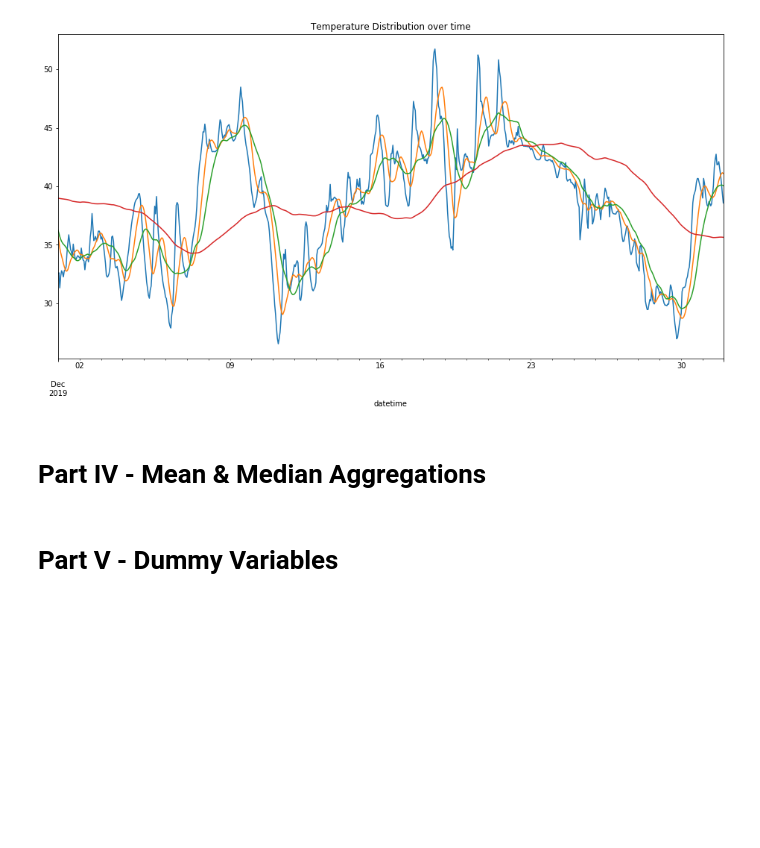
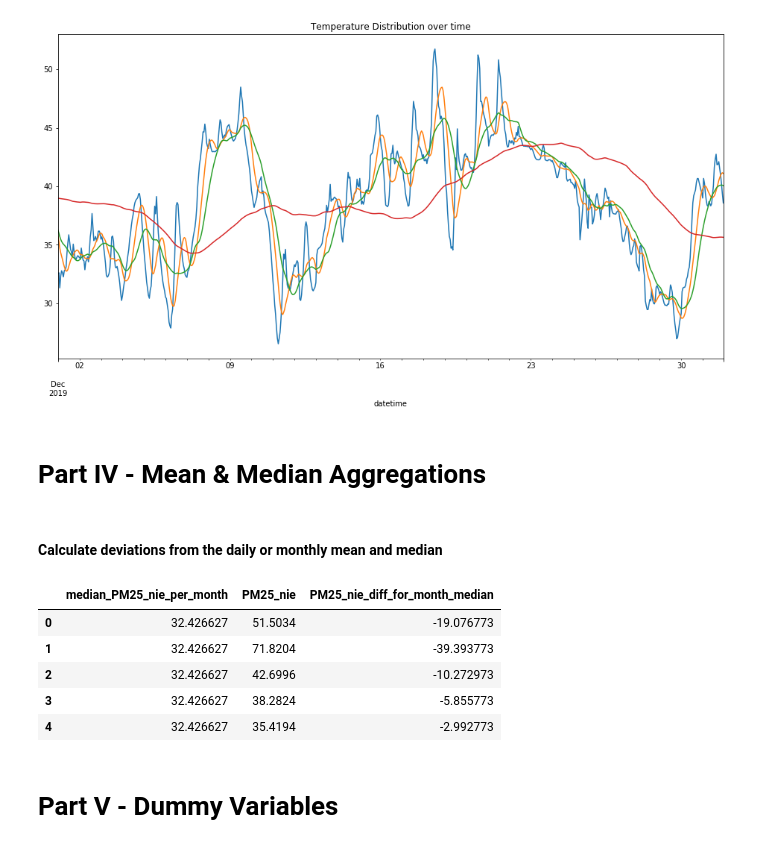
Before and after one commit to mattzajac/DataWorkshop_Competition_Warsaw_Air_Pollution, a Jupyter notebook: Warsaw Air Pollution_feature_engineering.ipynb, the cells around one changed output. Cells and saved outputs as stored; diff of their text form; code cells hidden in the pictures; blank space fills up the shorter version.

Commit message:
PM2.5 deviation from the mean and median

```diff
--- a/Warsaw Air Pollution_feature_engineering.ipynb
+++ b/Warsaw Air Pollution_feature_engineering.ipynb
@@ -156,7 +156,7 @@ for x in feats:
 
 feats = ['apparentTemperature', 'cloudCover', 'dewPoint', 'humidity', 'precipIntensity',
          'precipProbability', 'pressure', 'temperature', 'uvIndex', 'visibility',
-         'windBearing', 'windSpeed']
+         'windBearing', 'windSpeed', 'PM25_nie', 'PM25_wok', 'PM25_nie_log', 'PM25_wok_log']
 aggreg = ['mean', 'median']
 
 
@@ -190,6 +190,28 @@ for x in dfs_day:
 # merge dataframes
 for y in dfs_month:
     df = pd.merge(df, y, on='month', how='left')
+# %% [markdown]
+#### Calculate deviations from the daily or monthly mean and median
+# %%
+df['PM25_nie_diff_for_day_median'] = df['median_PM25_nie_per_day'] - df['PM25_nie']
+df['PM25_nie_diff_for_day_mean'] = df['mean_PM25_nie_per_day'] - df['PM25_nie']
+df['PM25_nie_diff_for_month_median'] = df['median_PM25_nie_per_month'] - df['PM25_nie']
+df['PM25_nie_diff_for_month_mean'] = df['mean_PM25_nie_per_month'] - df['PM25_nie']
+
+df['PM25_wok_diff_for_day_median'] = df['median_PM25_wok_per_day'] - df['PM25_wok']
+df['PM25_wok_diff_for_day_mean'] = df['mean_PM25_wok_per_day'] - df['PM25_wok']
+df['PM25_wok_diff_for_month_median'] = df['median_PM25_wok_per_month'] - df['PM25_wok']
+df['PM25_wok_diff_for_month_mean'] = df['mean_PM25_wok_per_month'] - df['PM25_wok']
+# %%
+# check correctness of the calculation
+df[['median_PM25_nie_per_month', 'PM25_nie', 'PM25_nie_diff_for_month_median']].head()
+# %% [output]
+|  | median_PM25_nie_per_month | PM25_nie | PM25_nie_diff_for_month_median |
+| 0 | 32.426627 | 51.5034 | -19.076773 |
+| 1 | 32.426627 | 71.8204 | -39.393773 |
+| 2 | 32.426627 | 42.6996 | -10.272973 |
+| 3 | 32.426627 | 38.2824 | -5.855773 |
+| 4 | 32.426627 | 35.4194 | -2.992773 |
 # %% [markdown]
 <a id='dummy'></a>
 # Part V - Dummy Variables
```
Also changed, not shown: parts of 1 cell of this notebook.
